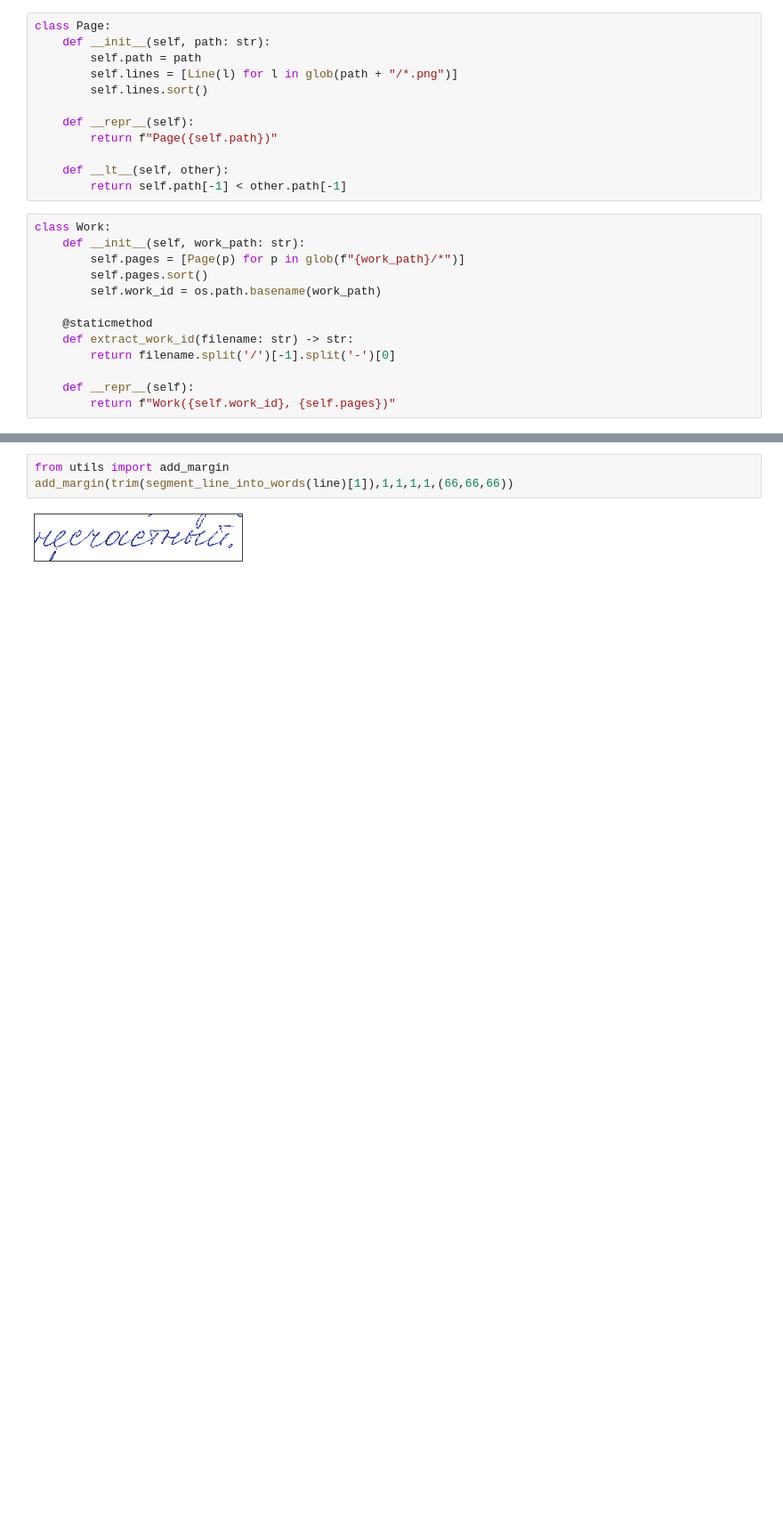
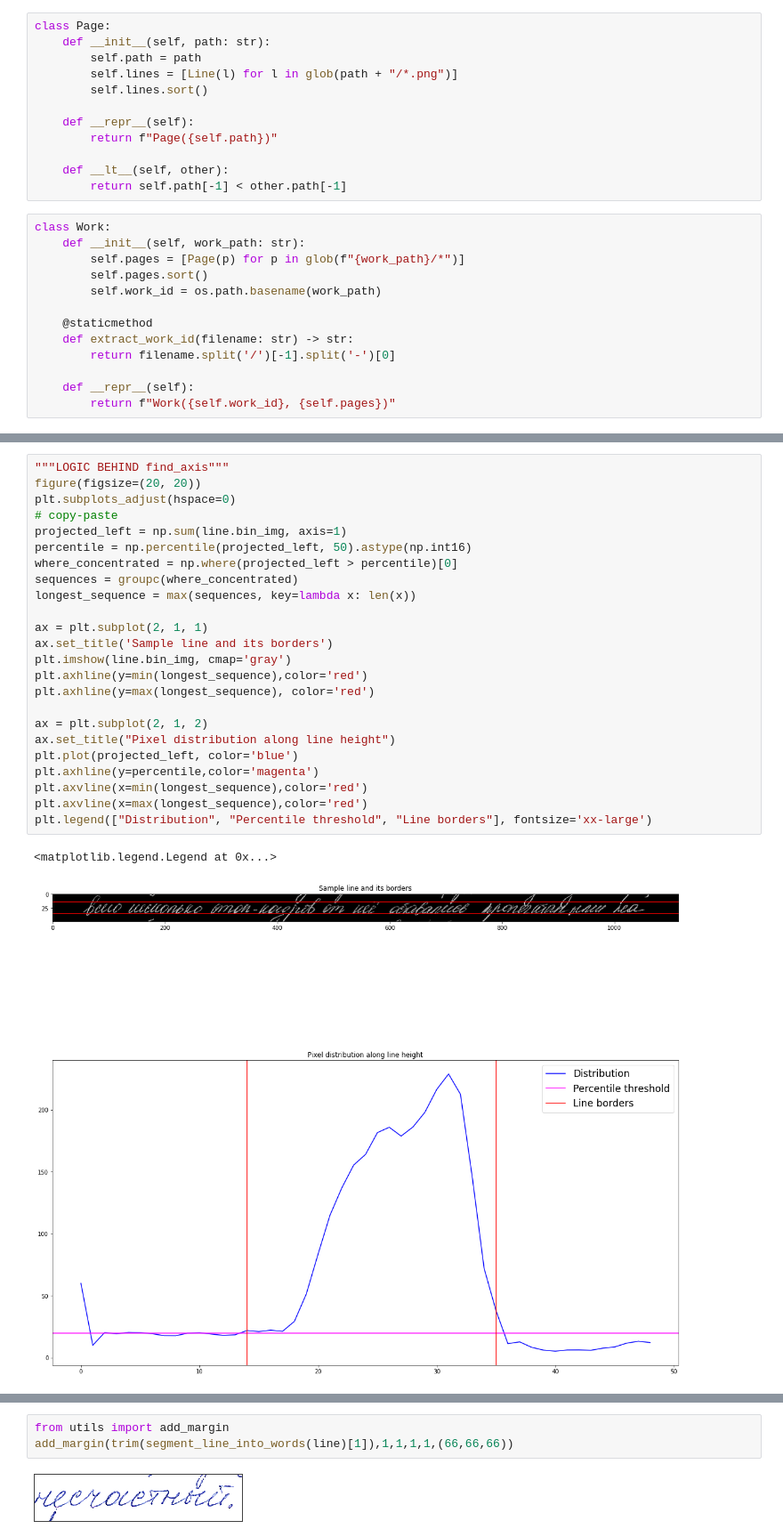
Before and after one commit to EmilNadimanov/disser, a Jupyter notebook: code/WordExtraction.ipynb, the cells around one changed output, grey strips where cells are left out. Shown at 89% size. Cells and saved outputs as stored; diff of their text form; blank space fills up the shorter version.

Commit message:
changed line border extraction

```diff
--- a/code/WordExtraction.ipynb
+++ b/code/WordExtraction.ipynb
@@ -108,0 +174,27 @@ class Work:
+# %%
+"""LOGIC BEHIND find_axis"""
+figure(figsize=(20, 20))
+plt.subplots_adjust(hspace=0)
+# copy-paste
+projected_left = np.sum(line.bin_img, axis=1)
+percentile = np.percentile(projected_left, 50).astype(np.int16)
+where_concentrated = np.where(projected_left > percentile)[0]
+sequences = groupc(where_concentrated)
+longest_sequence = max(sequences, key=lambda x: len(x))
+
+ax = plt.subplot(2, 1, 1)
+ax.set_title('Sample line and its borders')
+plt.imshow(line.bin_img, cmap='gray')
+plt.axhline(y=min(longest_sequence),color='red')
+plt.axhline(y=max(longest_sequence), color='red')
+
+ax = plt.subplot(2, 1, 2)
+ax.set_title("Pixel distribution along line height")
+plt.plot(projected_left, color='blue')
+plt.axhline(y=percentile,color='magenta')
+plt.axvline(x=min(longest_sequence),color='red')
+plt.axvline(x=max(longest_sequence),color='red')
+plt.legend(["Distribution", "Percentile threshold", "Line borders"], fontsize='xx-large')
+# %% [output]
+<matplotlib.legend.Legend at 0x...>
+[figure, added]
```
Also changed, not shown: parts of 9 cells of this notebook.
